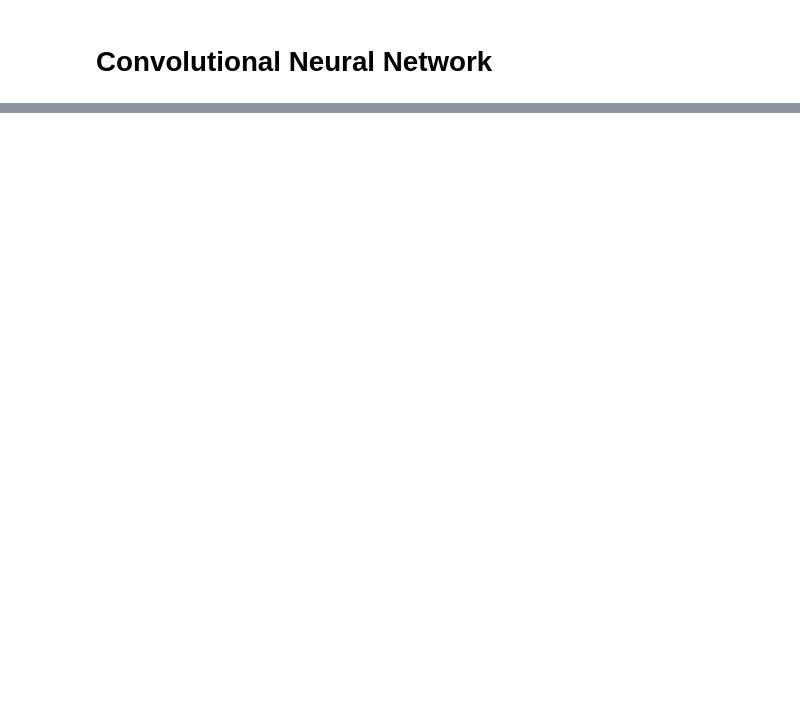
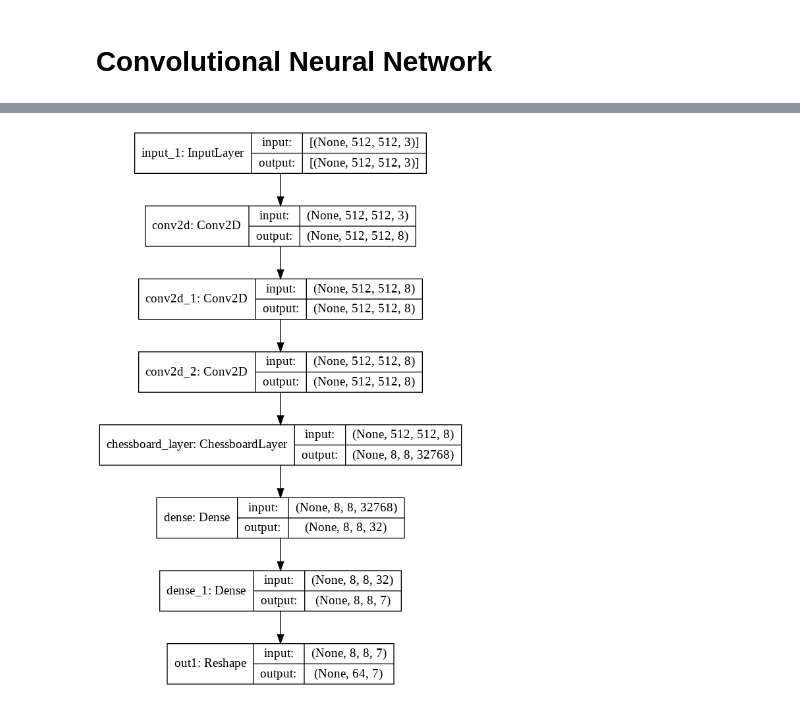
Before and after one commit to andrefakhoury/chess-board-recognition, a Jupyter notebook: notebook.ipynb, the cells around one changed output, grey strips where cells are left out. Cells and saved outputs as stored; diff of their text form; code cells hidden in the pictures; blank space fills up the shorter version.

```diff
--- a/notebook.ipynb
+++ b/notebook.ipynb
@@ -182,2 +183,0 @@ dense2.output_shape
-# %%
-model = keras.Model(inputs=image_in, outputs=out)
@@ -213,0 +274,41 @@ Created in <span style='font-weight:600;margin-left:4px;'>Deepnote</span></a>
+# %%
+def weighted_loss(y_true, y_pred):
+  loss = keras.losses.sparse_categorical_crossentropy(y_true, y_pred)
+  indices = tf.reshape(y_true, shape=(-1,))
+  sample_weigth = tf.reshape(tf.gather(weights, indices), shape=loss.shape)
+  return sample_weigth * loss
+# %%
+def load_model(filename):
+  return keras.models.load_model(filename, {'ChessboardLayer': ChessboardLayer, 'weighted_loss': weighted_loss})
+# %%
+keras.backend.clear_session()
+
+if LOAD is None:
+  image_in = keras.Input(shape=(INPUT_SIZE, INPUT_SIZE, 3))
+  x = image_in
+
+  for _ in range(CONV_CNT):
+    x = layers.Conv2D(8, FILTER_SIZE, padding='same', activation='relu')(x)
+
+  x = ChessboardLayer()(x)
+
+  x = layers.Dense(32, activation='relu')(x)
+
+  x1 = layers.Dense(label_cnt, activation='softmax')(x)
+
+  out1 = layers.Reshape((64, label_cnt), name='out1')(x1)
+
+  model = keras.Model(inputs=image_in, outputs=[out1])
+  model.compile(
+      optimizer=keras.optimizers.Adam(learning_rate=0.0025),
+      loss={'out1': weighted_loss, }, # 'out2': keras.losses.BinaryCrossentropy()
+      metrics={'out1': keras.metrics.SparseCategoricalAccuracy(), } # 'out2': keras.metrics.BinaryAccuracy()
+  )
+elif isinstance(LOAD, str):
+  model = load_model(LOAD)
+elif isinstance(LOAD, (list, tuple)):
+  model = [load_model(filename) for filename, weight in LOAD]
+# %%
+keras.utils.plot_model(model, show_shapes=True) if isinstance(model, keras.Model) else None
+# %% [output]
+[figure, added]
```
Also changed, not shown: parts of 31 cells of this notebook, 3 other files.
